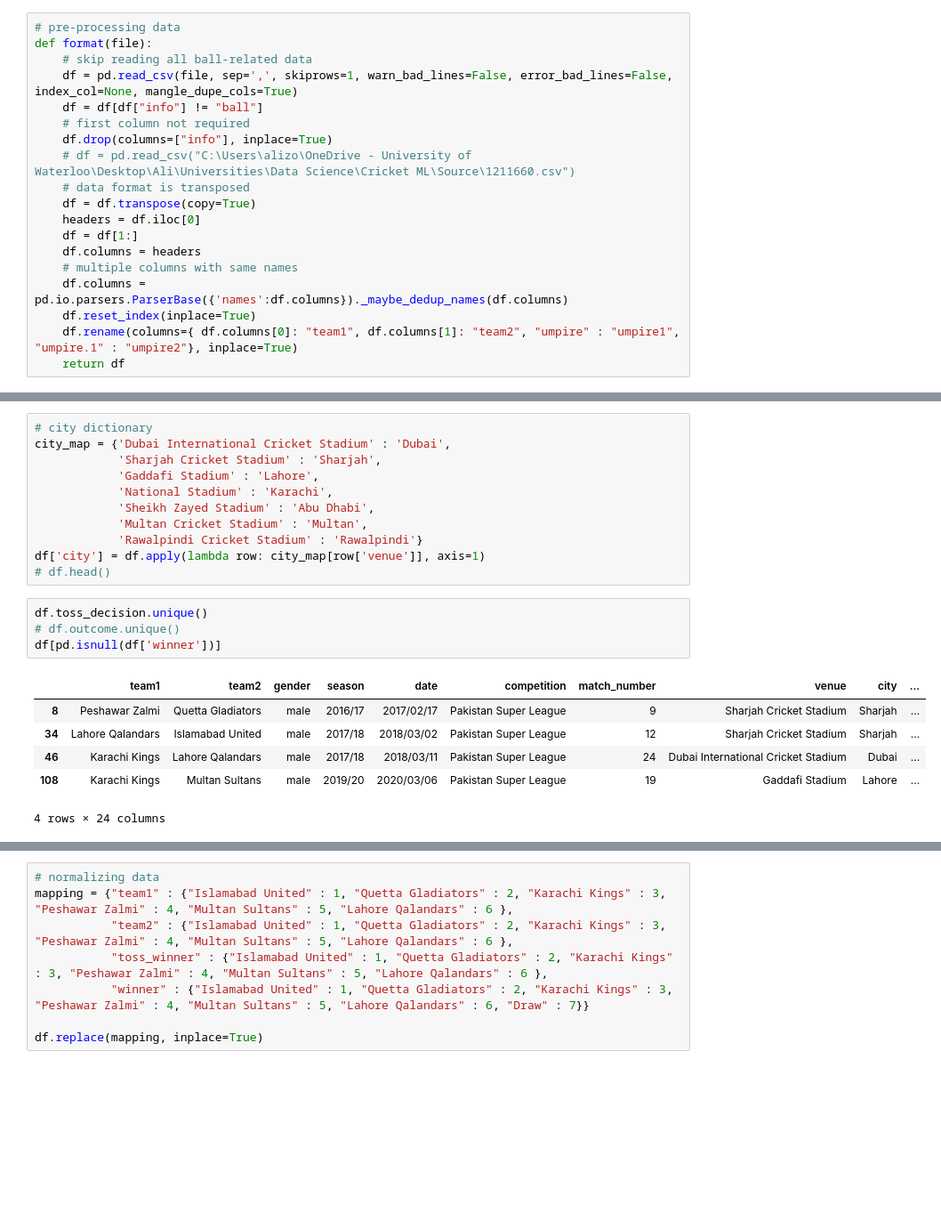
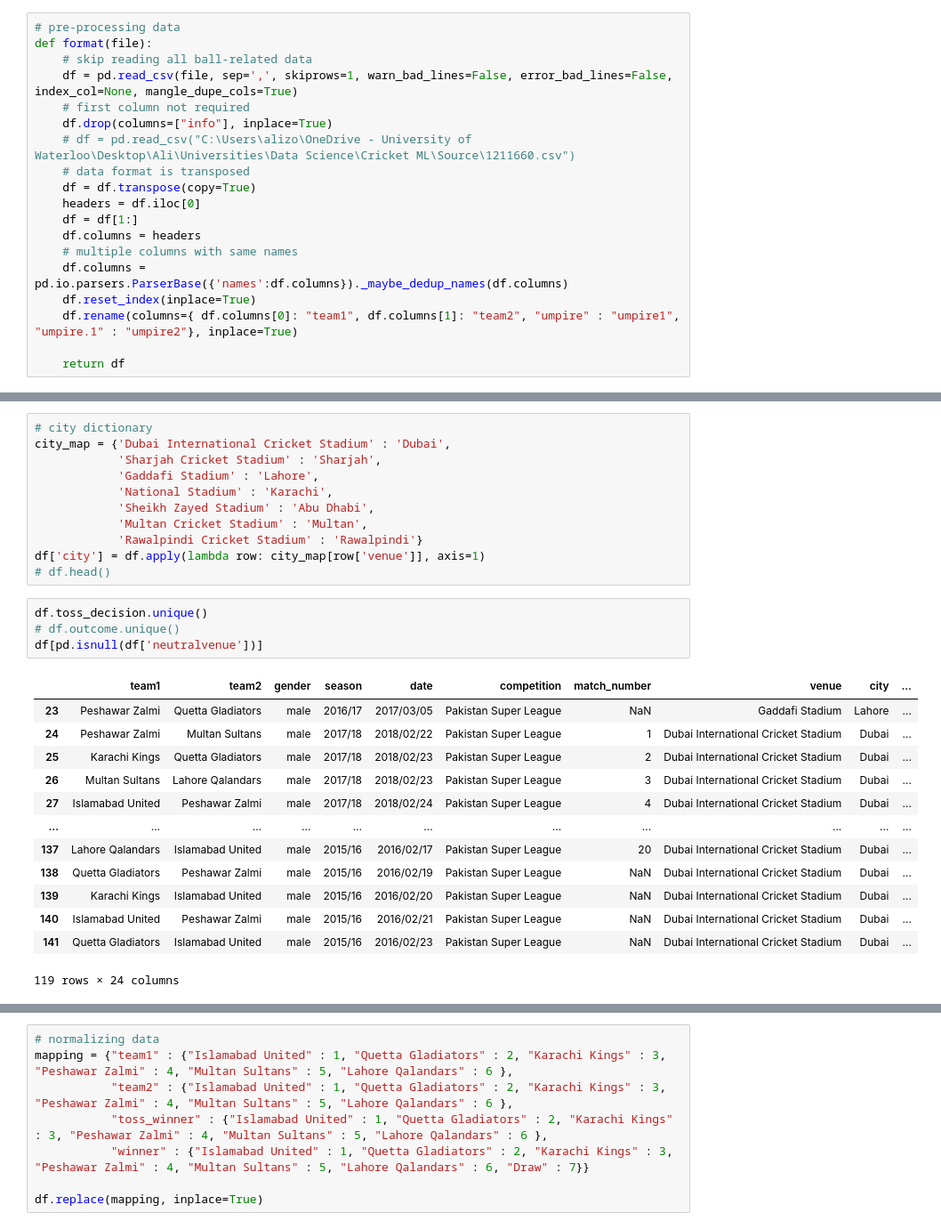
Before and after one commit to AliZohairWat/Cricket-Analytics, a Jupyter notebook: analytics.ipynb, the cells around one changed output, grey strips where cells are left out. Shown: that part at 89% size. Cells and saved outputs as stored; diff of their text form; blank space fills up the shorter version.

```diff
--- a/analytics.ipynb
+++ b/analytics.ipynb
@@ -10,7 +11,6 @@ from IPython.display import display
 def format(file):
     # skip reading all ball-related data
     df = pd.read_csv(file, sep=',', skiprows=1, warn_bad_lines=False, error_bad_lines=False, index_col=None, mangle_dupe_cols=True)
-    df = df[df["info"] != "ball"]
     # first column not required
     df.drop(columns=["info"], inplace=True)
     # df = pd.read_csv("C:\Users\alizo\OneDrive - University of Waterloo\Desktop\Ali\Universities\Data Science\Cricket ML\Source\1211660.csv")
@@ -23,6 +23,7 @@ def format(file):
     df.columns = pd.io.parsers.ParserBase({'names':df.columns})._maybe_dedup_names(df.columns)
     df.reset_index(inplace=True)
     df.rename(columns={ df.columns[0]: "team1", df.columns[1]: "team2", "umpire" : "umpire1", "umpire.1" : "umpire2"}, inplace=True)
+
     return df
 # %%
 df = pd.DataFrame()
@@ -73,14 +74,21 @@ df['city'] = df.apply(lambda row: city_map[row['venue']], axis=1)
 # %%
 df.toss_decision.unique()
 # df.outcome.unique()
-df[pd.isnull(df['winner'])]
+df[pd.isnull(df['neutralvenue'])]
 # %% [output]
 |  | team1 | team2 | gender | season | date | competition | match_number | venue | city | ... |
-| 8 | Peshawar Zalmi | Quetta Gladiators | male | 2016/17 | 2017/02/17 | Pakistan Super League | 9 | Sharjah Cricket Stadium | Sharjah | ... |
-| 34 | Lahore Qalandars | Islamabad United | male | 2017/18 | 2018/03/02 | Pakistan Super League | 12 | Sharjah Cricket Stadium | Sharjah | ... |
-| 46 | Karachi Kings | Lahore Qalandars | male | 2017/18 | 2018/03/11 | Pakistan Super League | 24 | Dubai International Cricket Stadium | Dubai | ... |
-| 108 | Karachi Kings | Multan Sultans | male | 2019/20 | 2020/03/06 | Pakistan Super League | 19 | Gaddafi Stadium | Lahore | ... |
+| 23 | Peshawar Zalmi | Quetta Gladiators | male | 2016/17 | 2017/03/05 | Pakistan Super League | NaN | Gaddafi Stadium | Lahore | ... |
+| 24 | Peshawar Zalmi | Multan Sultans | male | 2017/18 | 2018/02/22 | Pakistan Super League | 1 | Dubai International Cricket Stadium | Dubai | ... |
+| 25 | Karachi Kings | Quetta Gladiators | male | 2017/18 | 2018/02/23 | Pakistan Super League | 2 | Dubai International Cricket Stadium | Dubai | ... |
+| 26 | Multan Sultans | Lahore Qalandars | male | 2017/18 | 2018/02/23 | Pakistan Super League | 3 | Dubai International Cricket Stadium | Dubai | ... |
+| 27 | Islamabad United | Peshawar Zalmi | male | 2017/18 | 2018/02/24 | Pakistan Super League | 4 | Dubai International Cricket Stadium | Dubai | ... |
+| ... | ... | ... | ... | ... | ... | ... | ... | ... | ... | ... |
+| 137 | Lahore Qalandars | Islamabad United | male | 2015/16 | 2016/02/17 | Pakistan Super League | 20 | Dubai International Cricket Stadium | Dubai | ... |
+| 138 | Quetta Gladiators | Peshawar Zalmi | male | 2015/16 | 2016/02/19 | Pakistan Super League | NaN | Dubai International Cricket Stadium | Dubai | ... |
+| 139 | Karachi Kings | Islamabad United | male | 2015/16 | 2016/02/20 | Pakistan Super League | NaN | Dubai International Cricket Stadium | Dubai | ... |
+| 140 | Islamabad United | Peshawar Zalmi | male | 2015/16 | 2016/02/21 | Pakistan Super League | NaN | Dubai International Cricket Stadium | Dubai | ... |
+| 141 | Quetta Gladiators | Islamabad United | male | 2015/16 | 2016/02/23 | Pakistan Super League | NaN | Dubai International Cricket Stadium | Dubai | ... |
-4 rows × 24 columns
+119 rows × 24 columns
 # %%
 # tie games
 df['winner'] = df.apply(
```
Also changed, not shown: parts of 10 cells of this notebook.
